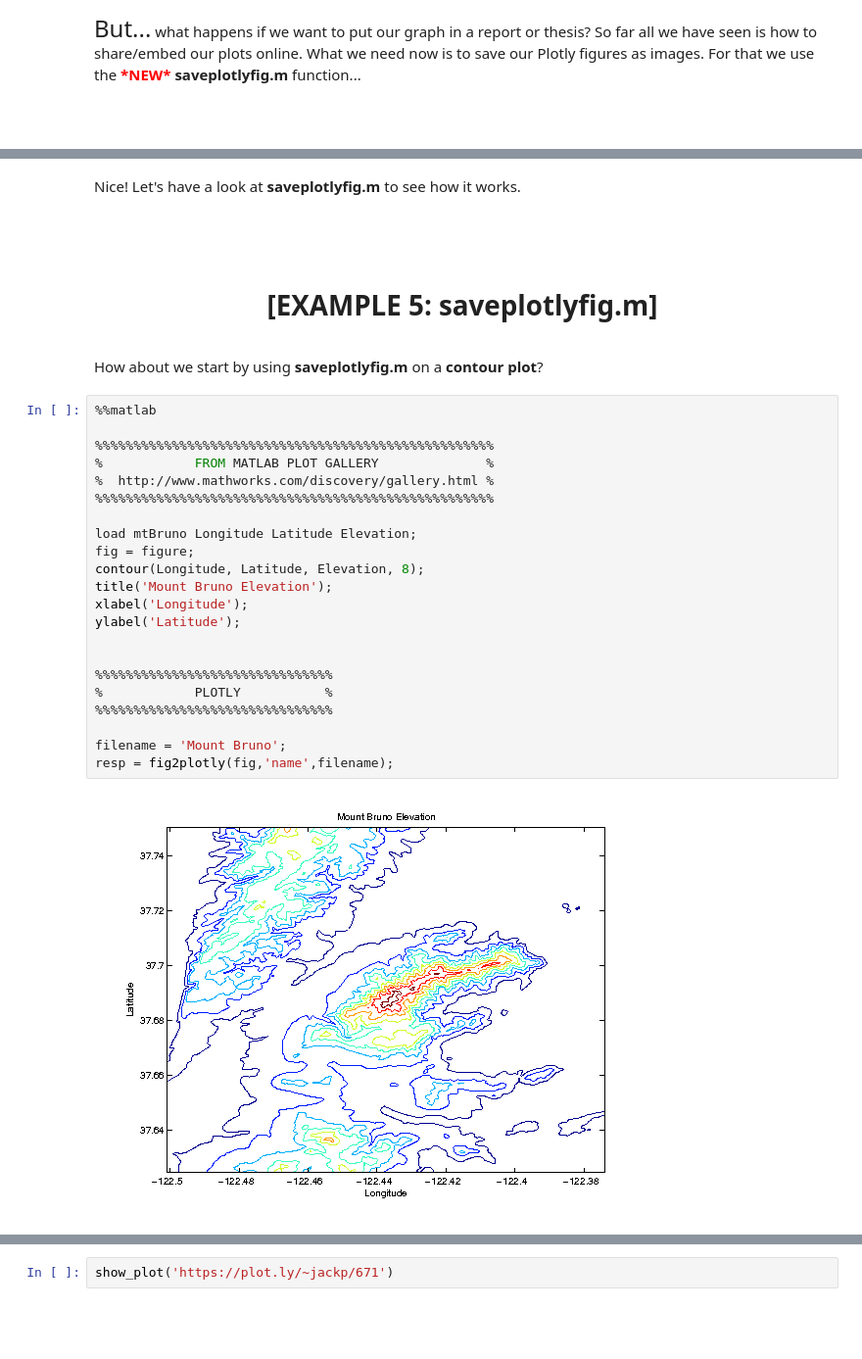
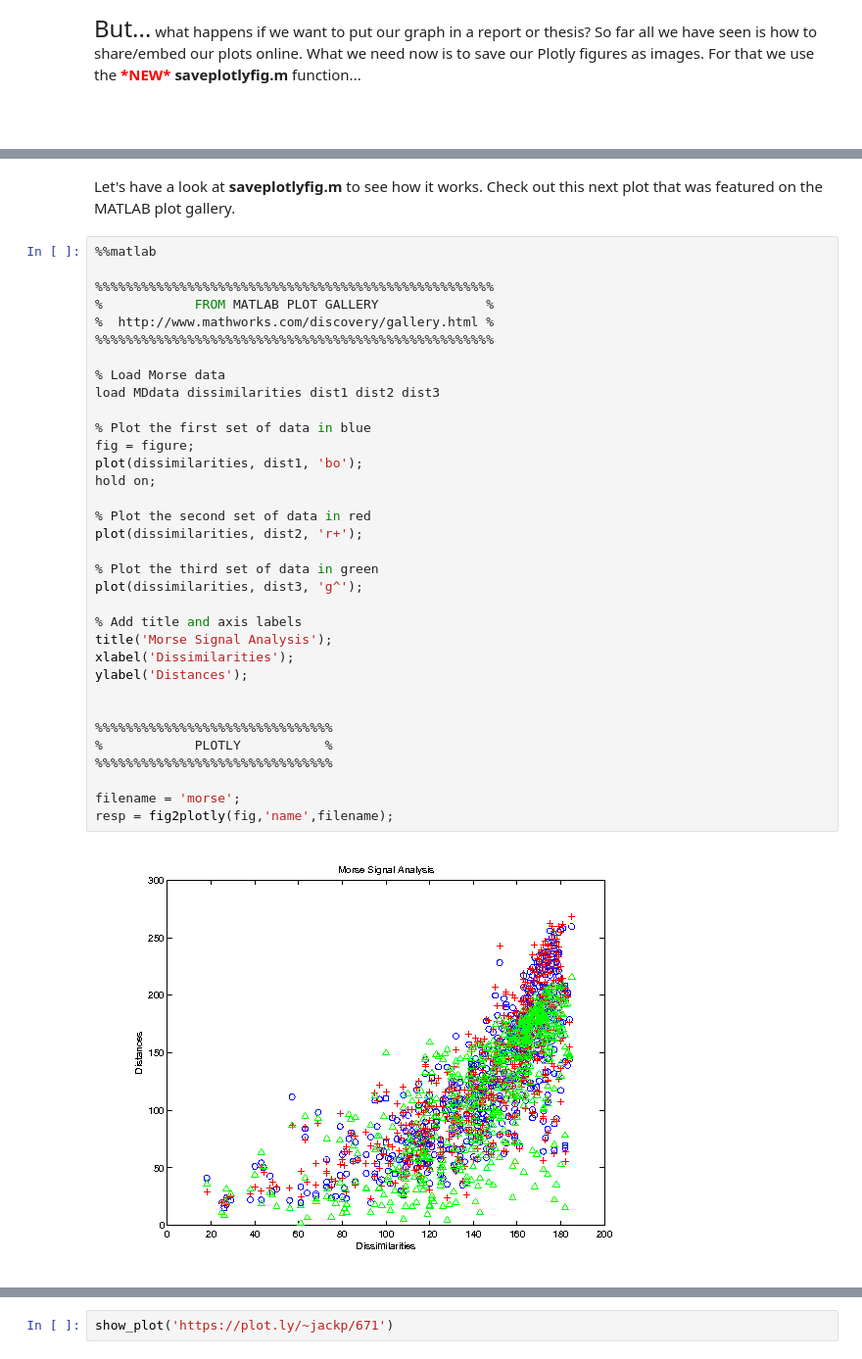
Before and after one commit to icopavan/MATLAB-User-Guide, a Jupyter notebook: api_demo.ipynb, the cells around one changed output, grey strips where cells are left out. Shown: that part at 98% size. Cells and saved outputs as stored; diff of their text form; blank space fills up the shorter version.

Commit message:
made changes.  took out contour fix css added share

```diff
--- a/api_demo.ipynb
+++ b/api_demo.ipynb
@@ -572,35 +599,41 @@ Nice!
 # %% [markdown]
-Nice! Let's have a look at **saveplotlyfig.m** to see how it works.
+Let's have a look at **saveplotlyfig.m** to see how it works. Check out this next plot that was featured on the MATLAB plot gallery.
-# %% [markdown]
-<br>
-<br>
-<center><h1>[EXAMPLE 5: saveplotlyfig.m]</h1></center>
-# %% [markdown]
-How about we start by using **saveplotlyfig.m** on a **contour plot**?
-# %%
-%%matlab
-
-%%%%%%%%%%%%%%%%%%%%%%%%%%%%%%%%%%%%%%%%%%%%%%%%%%%%
-%            FROM MATLAB PLOT GALLERY              %
-%  http://www.mathworks.com/discovery/gallery.html %
-%%%%%%%%%%%%%%%%%%%%%%%%%%%%%%%%%%%%%%%%%%%%%%%%%%%%
-
-load mtBruno Longitude Latitude Elevation;
-fig = figure;
-contour(Longitude, Latitude, Elevation, 8);
-title('Mount Bruno Elevation');
-xlabel('Longitude');
-ylabel('Latitude');
-
-
-%%%%%%%%%%%%%%%%%%%%%%%%%%%%%%%
-%            PLOTLY           %
-%%%%%%%%%%%%%%%%%%%%%%%%%%%%%%%
-
-filename = 'Mount Bruno';
-resp = fig2plotly(fig,'name',filename);
-# %% [output]
-[figure, removed]
+# %%
+%%matlab
+
+%%%%%%%%%%%%%%%%%%%%%%%%%%%%%%%%%%%%%%%%%%%%%%%%%%%%
+%            FROM MATLAB PLOT GALLERY              %
+%  http://www.mathworks.com/discovery/gallery.html %
+%%%%%%%%%%%%%%%%%%%%%%%%%%%%%%%%%%%%%%%%%%%%%%%%%%%%
+
+% Load Morse data
+load MDdata dissimilarities dist1 dist2 dist3
+
+% Plot the first set of data in blue
+fig = figure;
+plot(dissimilarities, dist1, 'bo');
+hold on;
+
+% Plot the second set of data in red
+plot(dissimilarities, dist2, 'r+');
+
+% Plot the third set of data in green
+plot(dissimilarities, dist3, 'g^');
+
+% Add title and axis labels
+title('Morse Signal Analysis');
+xlabel('Dissimilarities');
+ylabel('Distances');
+
+
+%%%%%%%%%%%%%%%%%%%%%%%%%%%%%%%
+%            PLOTLY           %
+%%%%%%%%%%%%%%%%%%%%%%%%%%%%%%%
+
+filename = 'morse';
+resp = fig2plotly(fig,'name',filename);
+# %% [output]
+[figure, added]
 # %%
 %%matlab
 
```
Also changed, not shown: parts of 76 cells of this notebook.
